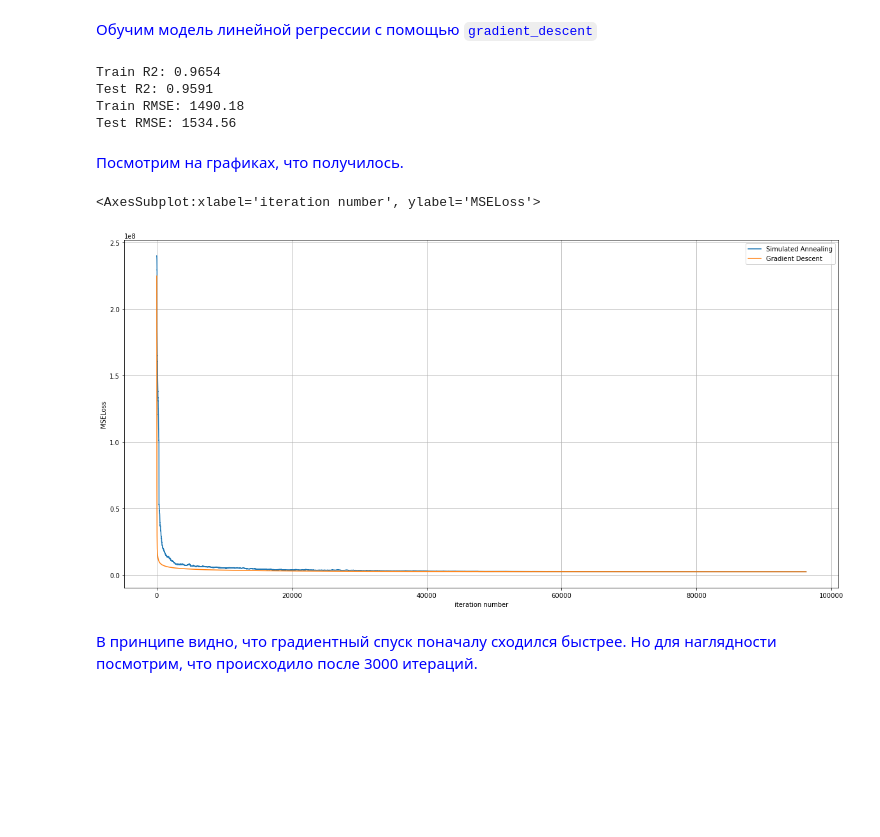
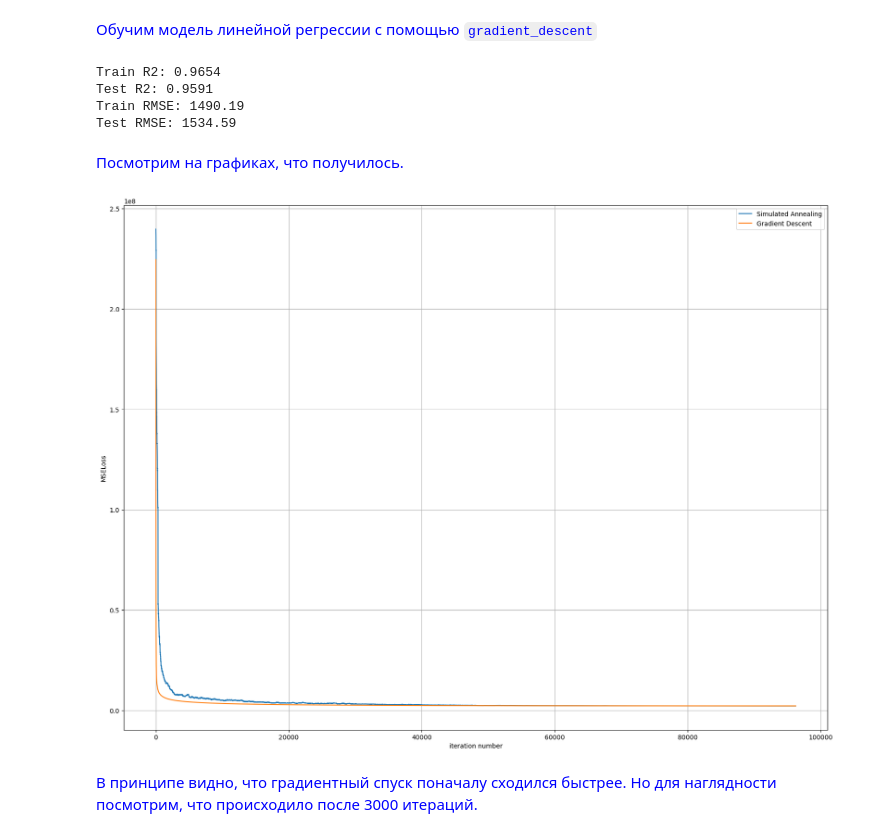
Before and after one commit to diwert-ai/ML-DPO-HSE-2023, a Jupyter notebook: Home works/2 asterisk/hw2_asterisk_zotov.ipynb, the cells around one changed output. Cells and saved outputs as stored; diff of their text form; code cells hidden in the pictures; blank space fills up the shorter version.

```diff
--- a/Home works/2 asterisk/hw2_asterisk_zotov.ipynb
+++ b/Home works/2 asterisk/hw2_asterisk_zotov.ipynb
@@ -709,7 +710,7 @@ categorical_features = X_raw.dtypes[X_raw.dtypes == 'object'].index
 float_features = X_raw.dtypes[X_raw.dtypes == 'float64'].index
 int_features =  X_raw.dtypes[X_raw.dtypes == 'int64'].index
 # %%
-X_raw=pd.get_dummies(X_raw, columns=categorical_features, drop_first=True)
+X_raw=pd.get_dummies(X_raw, columns=categorical_features, drop_first=True, dtype='uint8')
 # %%
 X_raw.dtypes
 # %% [output]
@@ -1280,16 +1281,15 @@ _ = calc_metrics(Xtrain_scaled, Xtest_scaled, ytrain, ytest, model_gd)
 # %% [output]
 Train R2: 0.9654
 Test R2: 0.9591
-Train RMSE: 1490.18
-Test RMSE: 1534.56
+Train RMSE: 1490.19
+Test RMSE: 1534.59
 # %% [markdown]
 <font color=blue>Посмотрим на графиках, что получилось.</font>
 # %%
-pd.DataFrame({'Simulated Annealing': model_sa.history, 'Gradient Descent': model_gd.history})\
+_ = pd.DataFrame({'Simulated Annealing': model_sa.history, 'Gradient Descent': model_gd.history})\
 .plot(grid=True, xlabel='iteration number', ylabel='MSELoss')
 # %% [output]
-<AxesSubplot:xlabel='iteration number', ylabel='MSELoss'>
-[figure, old version]
+[figure, new version]
 # %% [markdown]
 <font color=blue>В принципе видно, что градиентный спуск поначалу сходился быстрее. Но для наглядности посмотрим, что происходило после 3000 итераций.</font>
 # %%
```
Also changed, not shown: parts of 6 cells of this notebook.
